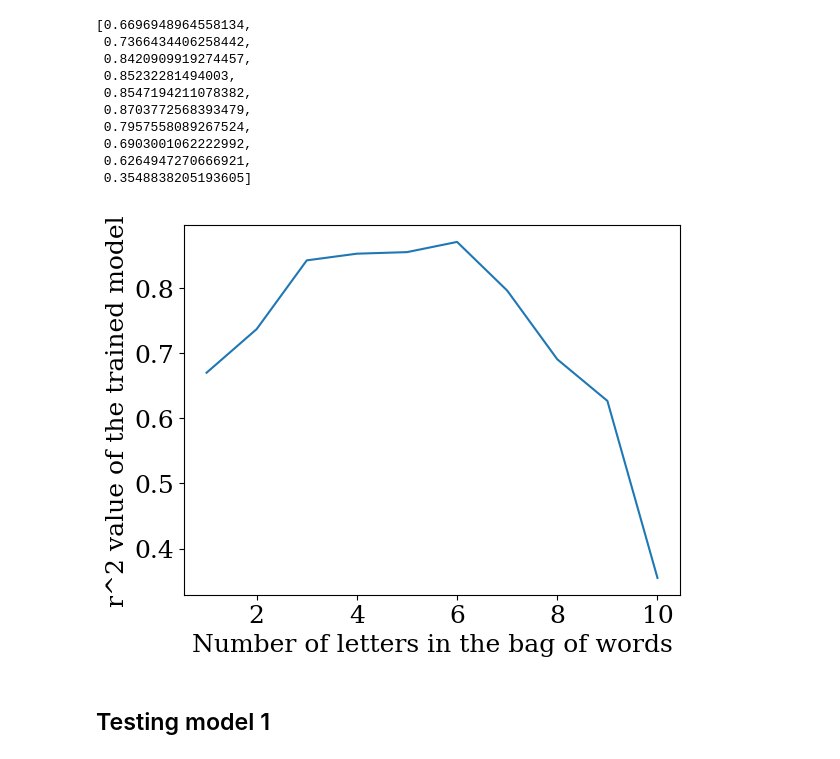
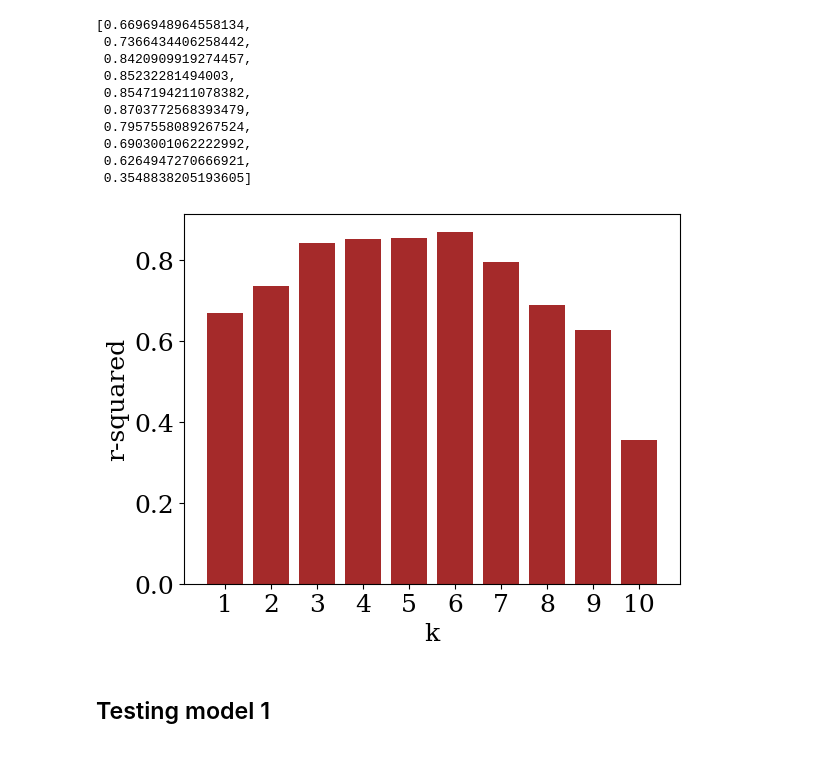
Before and after one commit to marie-huynh/5_PRIME_UTRS, a Jupyter notebook: Notebooks/Transformers_mrl_fit_number_of_letters.ipynb, the cells around one changed output. Cells and saved outputs as stored; diff of their text form; code cells hidden in the pictures.

Commit message:
Transformer_number_of_letters

```diff
--- a/Notebooks/Transformers_mrl_fit_number_of_letters.ipynb
+++ b/Notebooks/Transformers_mrl_fit_number_of_letters.ipynb
@@ -278,12 +277,14 @@ r2_diff_length
  0.6264947270666921,
  0.3548838205193605]
 # %%
-plt.plot([i for i in range(1, 11)], r2_diff_length)
-plt.xlabel("Number of letters in the bag of words")
-plt.ylabel("r^2 value of the trained model")
+plt.bar([i for i in range(1, 11)], r2_diff_length, color = "brown")
+plt.xlabel("k")
+plt.ylabel("r-squared")
+plt.xticks([i for i in range(1, 11)])
+plt.savefig("rsquaredk.pdf", bbox_inches = "tight")
 plt.show()
 # %% [output]
-[figure, old version]
+[figure, new version]
 # %% [markdown]
 ## Testing model 1
 # %%
```
Also changed, not shown: parts of 2 cells of this notebook.
